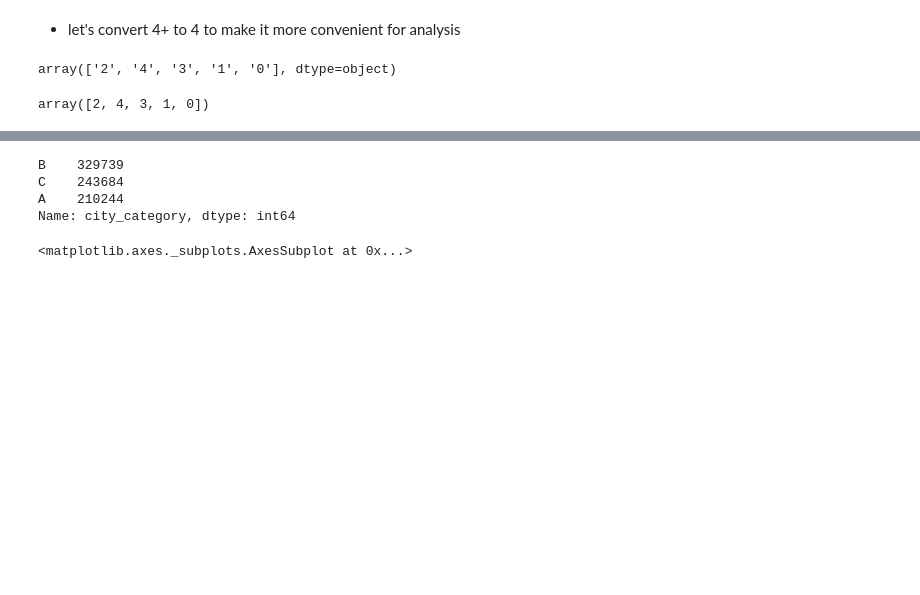
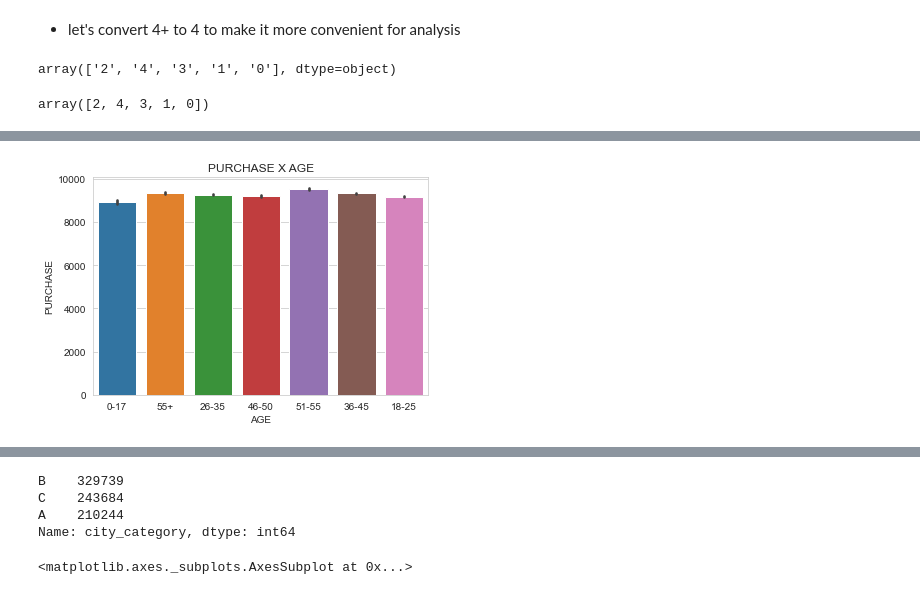
Before and after one commit to vishnuvardhan-jadava/Analysis-on-Black-Friday, a Jupyter notebook: black_friday_EDA.ipynb, the cells around one changed output, grey strips where cells are left out. Saved outputs shown, nothing was run; the diff lists cells and outputs as text; code cells hidden in the pictures; blank space fills up the shorter version.

```diff
--- a/black_friday_EDA.ipynb
+++ b/black_friday_EDA.ipynb
@@ -234,0 +282,9 @@ array([10, 16, 15,  7, 20,  9,  1, 12, 17,  0,  3,  4, 11,  8, 19,  2, 18,
+# %%
+sns.set_style(style='whitegrid')
+plt.title('purchase X age'.upper())
+sns.barplot(data=bf,x='age',y='purchase')
+plt.xlabel(xlabel='AGE')
+plt.ylabel('PURCHASE')
+plt.show()
+# %% [output]
+[figure, added]
```
Also changed, not shown: parts of 18 cells of this notebook.
